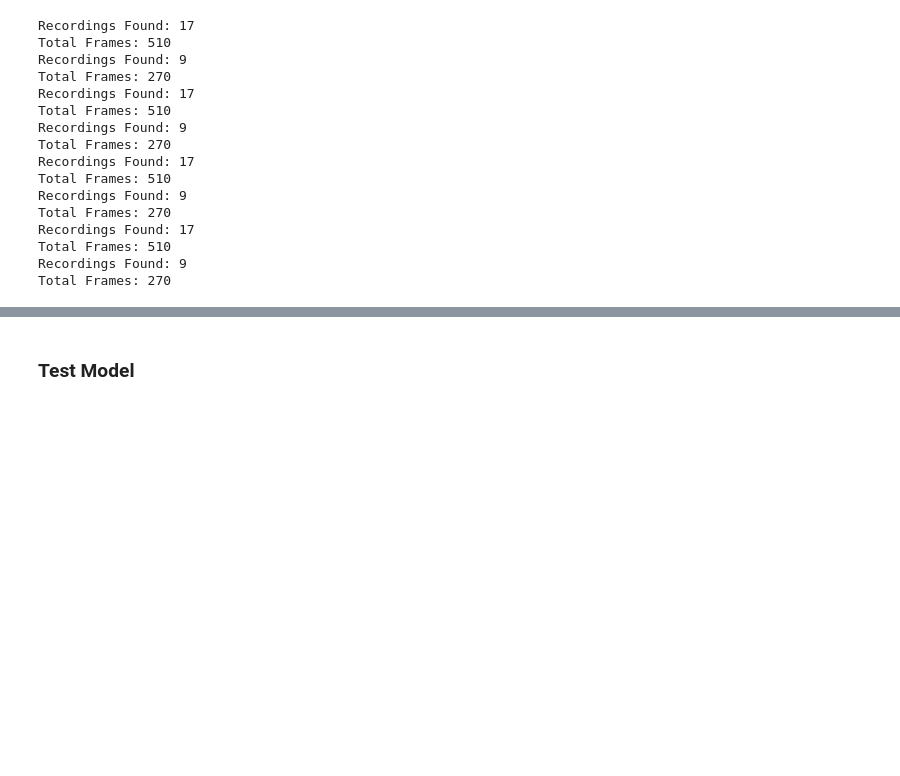
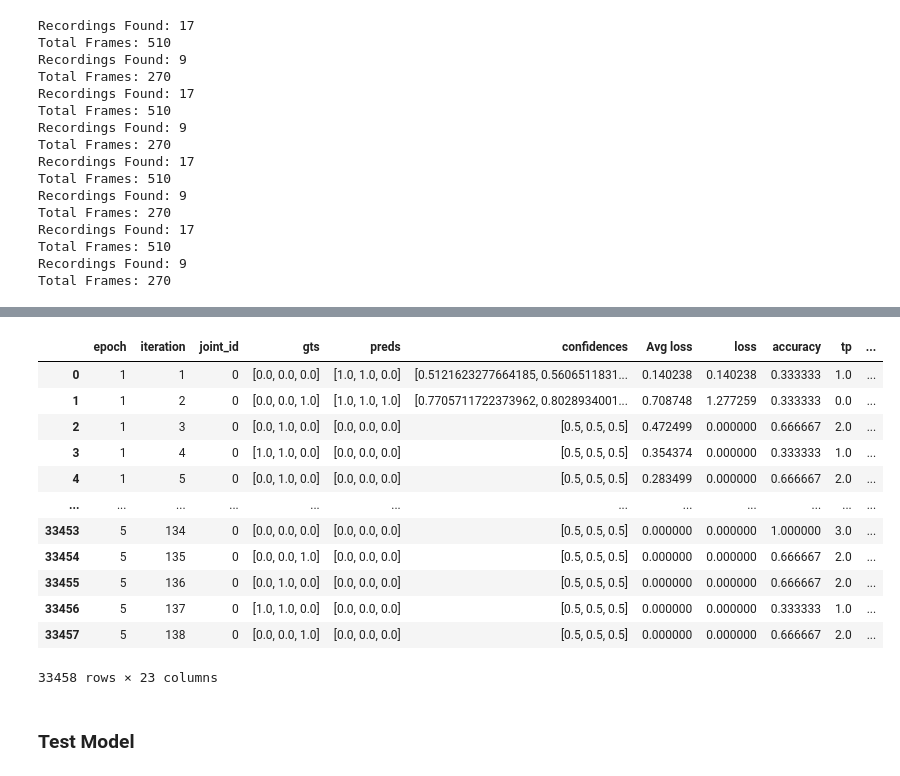
Before and after one commit to LeonardoPohl/FESD, a Jupyter notebook: FESDModel/FESDModel.ipynb, the cells around one changed output, grey strips where cells are left out. Saved outputs shown, nothing was run; the diff lists cells and outputs as text; code cells hidden in the pictures; blank space fills up the shorter version.

```diff
--- a/FESDModel/FESDModel.ipynb
+++ b/FESDModel/FESDModel.ipynb
@@ -317,3 +334,19 @@ KeyboardInterrupt:
+# %%
+df_model
+# %% [output]
+|  | epoch | iteration | joint_id | gts | preds | confidences | Avg loss | loss | accuracy | tp | ... |
+| 0 | 1 | 1 | 0 | [0.0, 0.0, 0.0] | [1.0, 1.0, 0.0] | [0.5121623277664185, 0.5606511831... | 0.140238 | 0.140238 | 0.333333 | 1.0 | ... |
+| 1 | 1 | 2 | 0 | [0.0, 0.0, 1.0] | [1.0, 1.0, 1.0] | [0.7705711722373962, 0.8028934001... | 0.708748 | 1.277259 | 0.333333 | 0.0 | ... |
+| 2 | 1 | 3 | 0 | [0.0, 1.0, 0.0] | [0.0, 0.0, 0.0] | [0.5, 0.5, 0.5] | 0.472499 | 0.000000 | 0.666667 | 2.0 | ... |
+| 3 | 1 | 4 | 0 | [1.0, 1.0, 0.0] | [0.0, 0.0, 0.0] | [0.5, 0.5, 0.5] | 0.354374 | 0.000000 | 0.333333 | 1.0 | ... |
+| 4 | 1 | 5 | 0 | [0.0, 1.0, 0.0] | [0.0, 0.0, 0.0] | [0.5, 0.5, 0.5] | 0.283499 | 0.000000 | 0.666667 | 2.0 | ... |
+| ... | ... | ... | ... | ... | ... | ... | ... | ... | ... | ... | ... |
+| 33453 | 5 | 134 | 0 | [0.0, 0.0, 0.0] | [0.0, 0.0, 0.0] | [0.5, 0.5, 0.5] | 0.000000 | 0.000000 | 1.000000 | 3.0 | ... |
+| 33454 | 5 | 135 | 0 | [0.0, 0.0, 1.0] | [0.0, 0.0, 0.0] | [0.5, 0.5, 0.5] | 0.000000 | 0.000000 | 0.666667 | 2.0 | ... |
+| 33455 | 5 | 136 | 0 | [0.0, 1.0, 0.0] | [0.0, 0.0, 0.0] | [0.5, 0.5, 0.5] | 0.000000 | 0.000000 | 0.666667 | 2.0 | ... |
+| 33456 | 5 | 137 | 0 | [1.0, 1.0, 0.0] | [0.0, 0.0, 0.0] | [0.5, 0.5, 0.5] | 0.000000 | 0.000000 | 0.333333 | 1.0 | ... |
+| 33457 | 5 | 138 | 0 | [0.0, 0.0, 1.0] | [0.0, 0.0, 0.0] | [0.5, 0.5, 0.5] | 0.000000 | 0.000000 | 0.666667 | 2.0 | ... |
+33458 rows × 23 columns
 # %% [markdown]
 ### Test Model
 # %%
```
Also changed, not shown: parts of 7 cells of this notebook, 6 other files.
